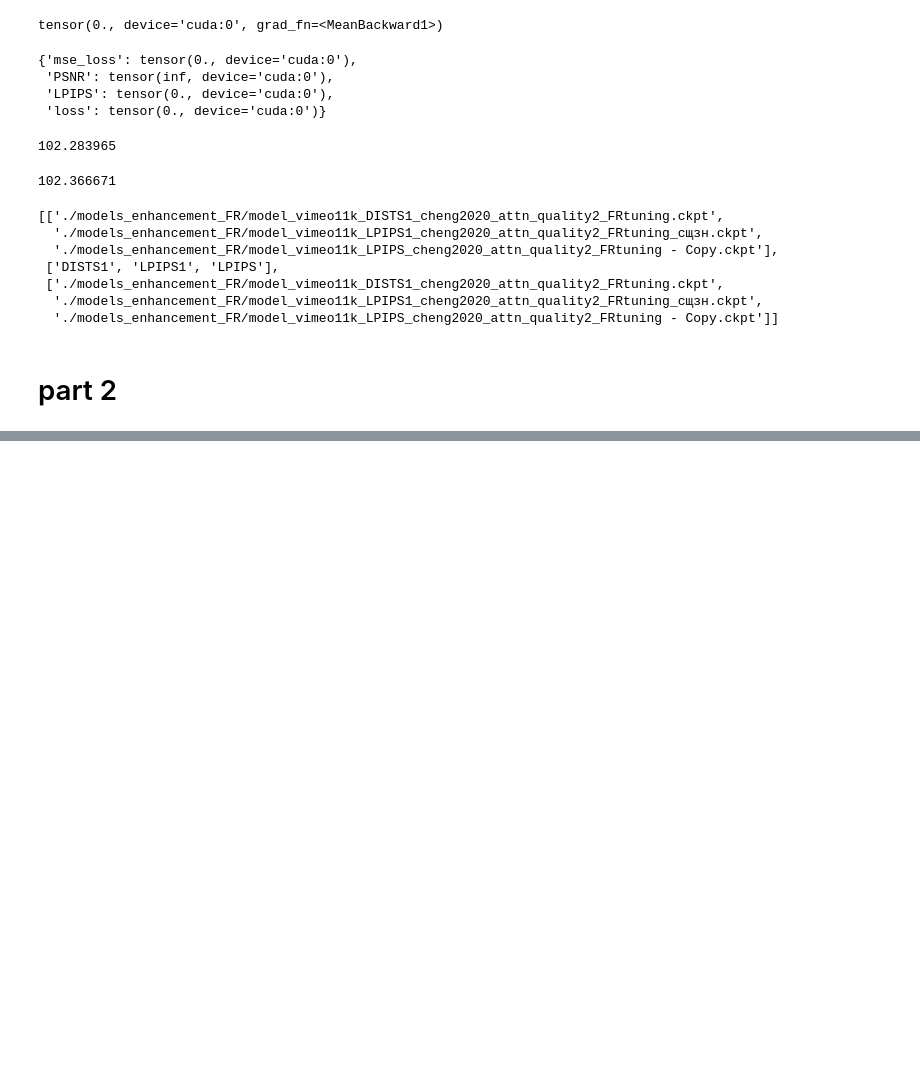
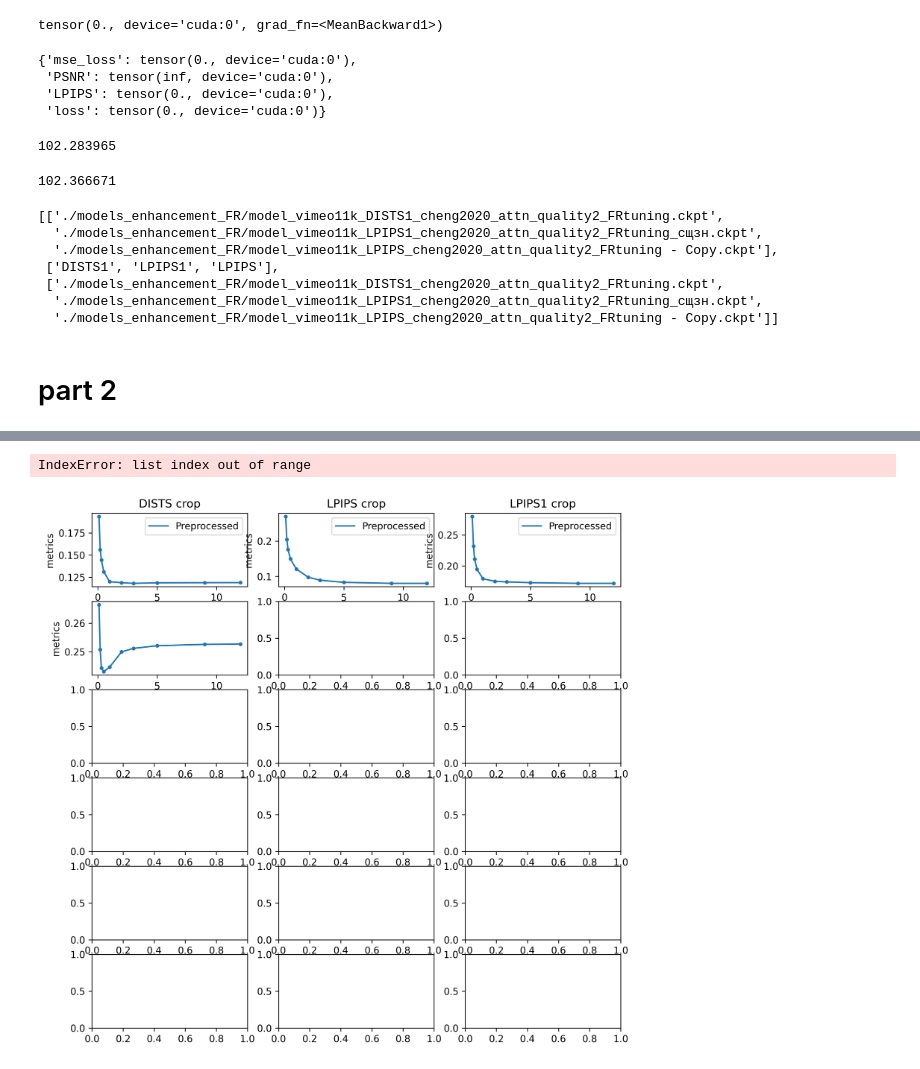
Before and after one commit to havent-invented/MetricsHacking, a Jupyter notebook: White_box_RD_compression_calculation.ipynb, the cells around one changed output, grey strips where cells are left out. Saved outputs shown, nothing was run; the diff lists cells and outputs as text; code cells hidden in the pictures; blank space fills up the shorter version.

```diff
--- a/White_box_RD_compression_calculation.ipynb
+++ b/White_box_RD_compression_calculation.ipynb
@@ -79,9 +79,9 @@ ls
 tensor(0., device='cuda:0', grad_fn=<MeanBackward1>)
 # %%
 torch.rfft = torch.fft.rfft
-cfg["general"]["loss_calc"] = Custom_enh_Loss(target_lst = ["LPIPS"])#PieAPP DISTS LPIPS
+cfg["run"]["loss_calc"] = Custom_enh_Loss(target_lst = ["LPIPS"])#PieAPP DISTS LPIPS
 X_sample = X_sample.to(device)
-cfg["general"]["loss_calc"]({"x_hat" : X_sample}, X_sample)
+cfg["run"]["loss_calc"]({"x_hat" : X_sample}, X_sample)
 # %% [output]
 {'mse_loss': tensor(0., device='cuda:0'),
  'PSNR': tensor(inf, device='cuda:0'),
@@ -165,6 +212,7 @@ import wandb
 # %%
 from compressai.zoo import cheng2020_attn
-codecs_all_neural = [cheng2020_attn(quality=1, pretrained=True,device = cfg["run"]["device_sub"]),cheng2020_attn(quality=3, pretrained=True,device = cfg["run"]["device_sub"]), cheng2020_attn(quality=4, pretrained=True,device = cfg["run"]["device_sub"]), cheng2020_attn(quality=6, pretrained=True,device = cfg["run"]["device_sub"]),]
+codecs_all_neural = [1,3,4,6]
+#codecs_all_neural_run = [cheng2020_attn(quality=q, pretrained=True,device = cfg["run"]["device_sub"]) for q in codecs_all_neural]
 codecs_all_motion = [" -c:v mjpeg -q:v 1 "," -c:v mjpeg -q:v 2 ", " -c:v mjpeg -q:v 3 ", " -c:v mjpeg -q:v 5 ", " -c:v mjpeg -q:v 7 ", " -c:v mjpeg -q:v 9 "]
 codecs_all_test = [" -vcodec libx264   -preset:v medium -b:v 100k ",
                    " -vcodec libx264   -preset:v medium -b:v 3M "]
@@ -179,10 +227,12 @@ codecs_all_h264 = [" -vcodec libx264   -preset:v medium -b:v 100k ",
                    " -vcodec libx264   -preset:v medium -b:v 7M "
                    " -vcodec libx264   -preset:v medium -b:v 9M ",
                    " -vcodec libx264   -preset:v medium -b:v 12M "]
-codecs_all_neural_2 = [cheng2020_attn(quality=3, pretrained=True), cheng2020_attn(quality=6, pretrained=True)]
+codecs_all_neural_2 = [3, 6]
+#codecs_all_neural_2_run = [cheng2020_attn(quality=q, pretrained=True,device = cfg["run"]["device_sub"]) for q in codecs_all_neural_2]
 codecs_all_motion_1 = [" -c:v mjpeg -q:v 3 "]
 codecs_all_h264_3 = [ " -vcodec libx264   -preset:v medium -b:v 3M ",]
 force_names = ["model_vimeo11k_DISTS_cheng2020_attn_quality2_FRtuning.ckpt","model_vimeo11k_LPIPS_cheng2020_attn_quality2_FRtuning.ckpt",
 "model_vimeo11k_LPIPS1_no_codec_FRtuning.ckpt"]
 force_names = ['./models_enhancement_FR/' + i for i in force_names], ["DISTS", "LPIPS", "LPIPS1"], force_names
-force_names
+
+force_names= []
@@ -289,3 +427,0 @@ KeyboardInterrupt:
-# %%
-cfg["run"]["tmp"][0].shape, cfg["run"]["tmp"][1].shape, cfg["run"]["tmp"][2].shape
-cfg["run"]["tmp"] = X_enhance, X_out['x_hat'], Y
@@ -584,0 +514,45 @@ SyntaxError: invalid syntax (<ipython-input-46-2cf2f01b2561>, line 12)
+# %%
+keywords = ["crop", "h264", "motion","neural", "Identity"]
+def map_names(arg, keywords = ["crop", "h264", "motion","neural", "Identity"]):
+    return [k in arg for k in keywords]
+m = list(map(map_names, names1))
+rates = [[0.1, 0.2, 0.3, 0.5, 1, 2, 3 ,5,7, 9 ,12 ], [1,3,4,6], [1,2,3,5,7,9],]
+import matplotlib.pyplot as plt
+
+met_names = ["DISTS", "LPIPS", "LPIPS1"]
+fig, a = plt.subplots(len(logs_1) // 2, 3, dpi = 300, figsize = (10,10))
+for idx1, (log, m1, cfg2) in enumerate(zip(logs_1, m, cfg_1)):
+    log = log[0]
+    keys_cur = [j for i,j in zip(m1, keywords) if i]
+    k_str = ""
+    for i in keys_cur[:-1]:
+        k_str += " " + i
+    a = a.ravel()
+    for idx, l in enumerate(log):
+        for v_key in ["DISTS", "LPIPS", "LPIPS1"]:
+            try:
+                y = l.item()[v_key]#list(l.item().keys())[-2]
+            except Exception:
+                pass
+        idx_ful = (idx1 // 2) * 3 + idx
+        codecs = cfg2['general']['codecs']
+        if type(codecs[0]) == str:
+
+            codecs = [i.split()[-1] for i in codecs]
+            try:
+                codecs = [float(i[:-1]) if i[-1] == "M" else float(i[:-1]) / 1000. for i in codecs]
+            except Exception:
+                pass
+        a[idx_ful].plot(codecs, y, label = ("Identity" if m1[-1] else "Preprocessed"))
+        a[idx_ful].scatter(codecs, y, marker = '.')
+        a[idx_ful].set_xlabel("quality")
+        a[idx_ful].set_ylabel("metrics")
+        #with open(cfg_dir) as fh:
+            #cfg = yaml.load(fh, Loader=yaml.FullLoader)
+
+        a[idx_ful].set_title(met_names[idx] + k_str)
+        a[idx_ful].legend()
+plt.tight_layout()
+# %% [output]
+IndexError: list index out of range
+[figure, added]
```
Also changed, not shown: parts of 34 cells of this notebook, 1 other file.
